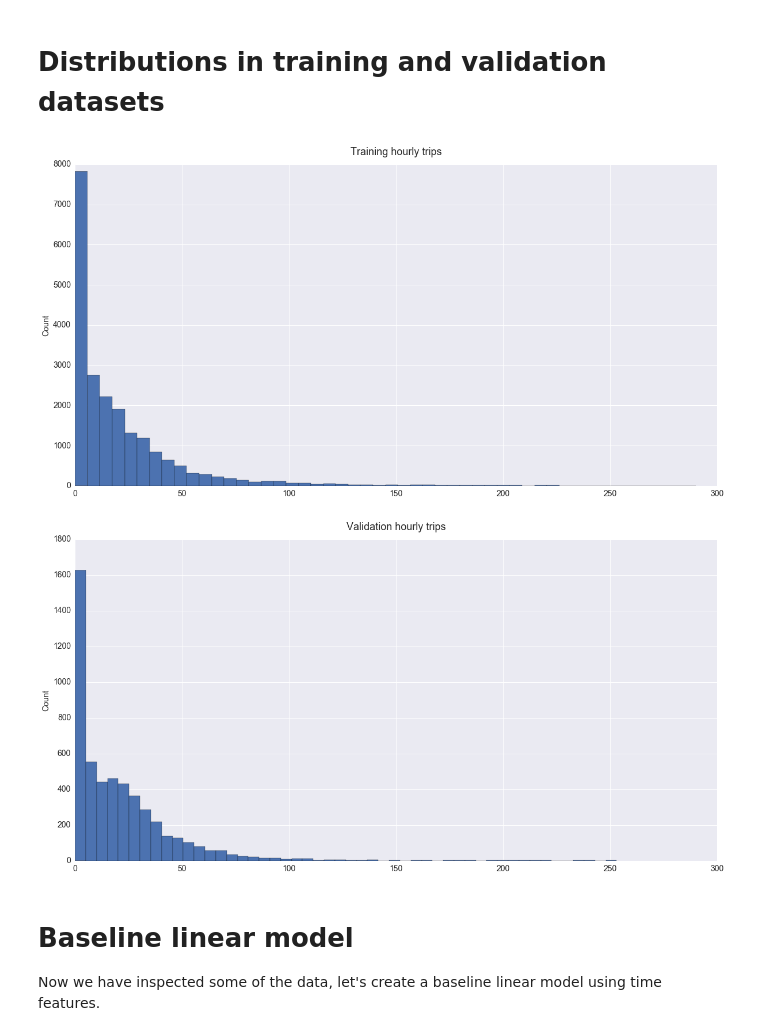
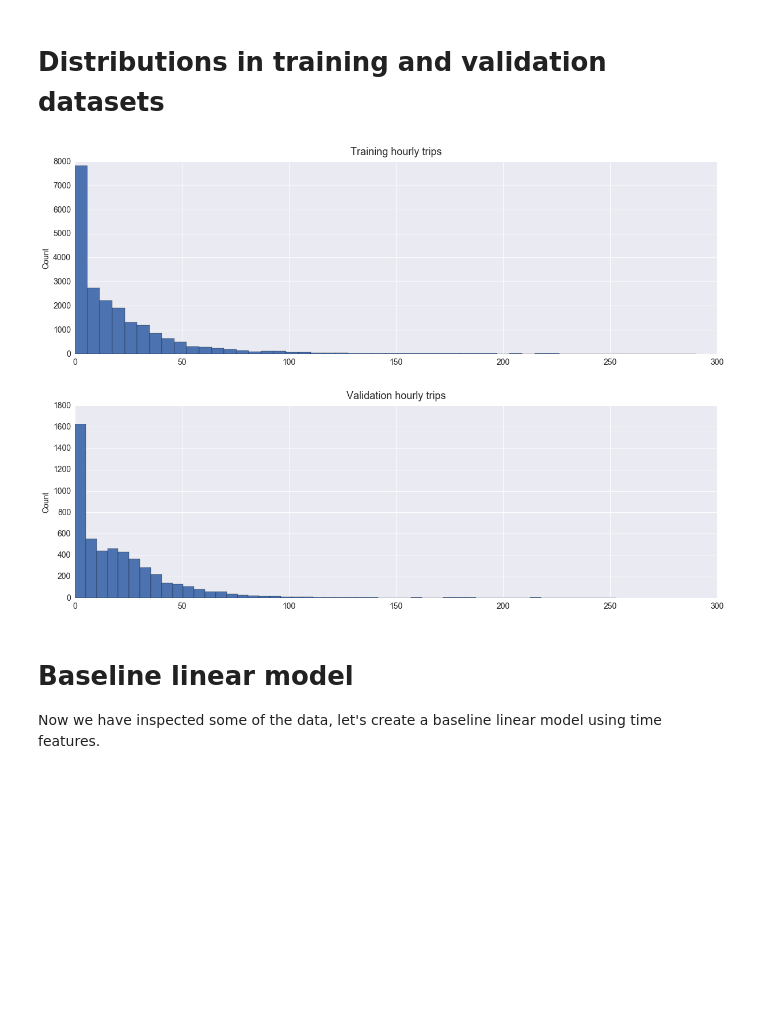
Before and after one commit to timgasser/bcycle-austin, a Jupyter notebook: notebooks/bcycle_all_data_models.ipynb, the cells around one changed output. Cells and saved outputs as stored; diff of their text form; code cells hidden in the pictures; blank space fills up the shorter version.

```diff
--- a/notebooks/bcycle_all_data_models.ipynb
+++ b/notebooks/bcycle_all_data_models.ipynb
@@ -286,11 +295,12 @@ There are also some special events which are one-off. The spike at the start of
 # Distributions in training and validation datasets
 # %%
 from bcycle_lib.all_utils import plot_hist
-plot_hist(train_df['count'], bins=50, size=(20,10), title='Training hourly trips', xlabel='', ylabel='Count')
-plot_hist(val_df['count'], bins=50, size=(20,10), title='Validation hourly trips', xlabel='', ylabel='Count')
+SIZE=(20,6)
+plot_hist(train_df['count'], bins=50, size=SIZE, title='Training hourly trips', xlabel='', ylabel='Count')
+plot_hist(val_df['count'], bins=50, size=SIZE, title='Validation hourly trips', xlabel='', ylabel='Count')
 # %% [output]
-[figure, old version]
+[figure, new version]
-[figure, old version]
+[figure, new version]
 # %% [markdown]
 # Baseline linear model
 
```
Also changed, not shown: parts of 91 cells of this notebook, 3 other files.
